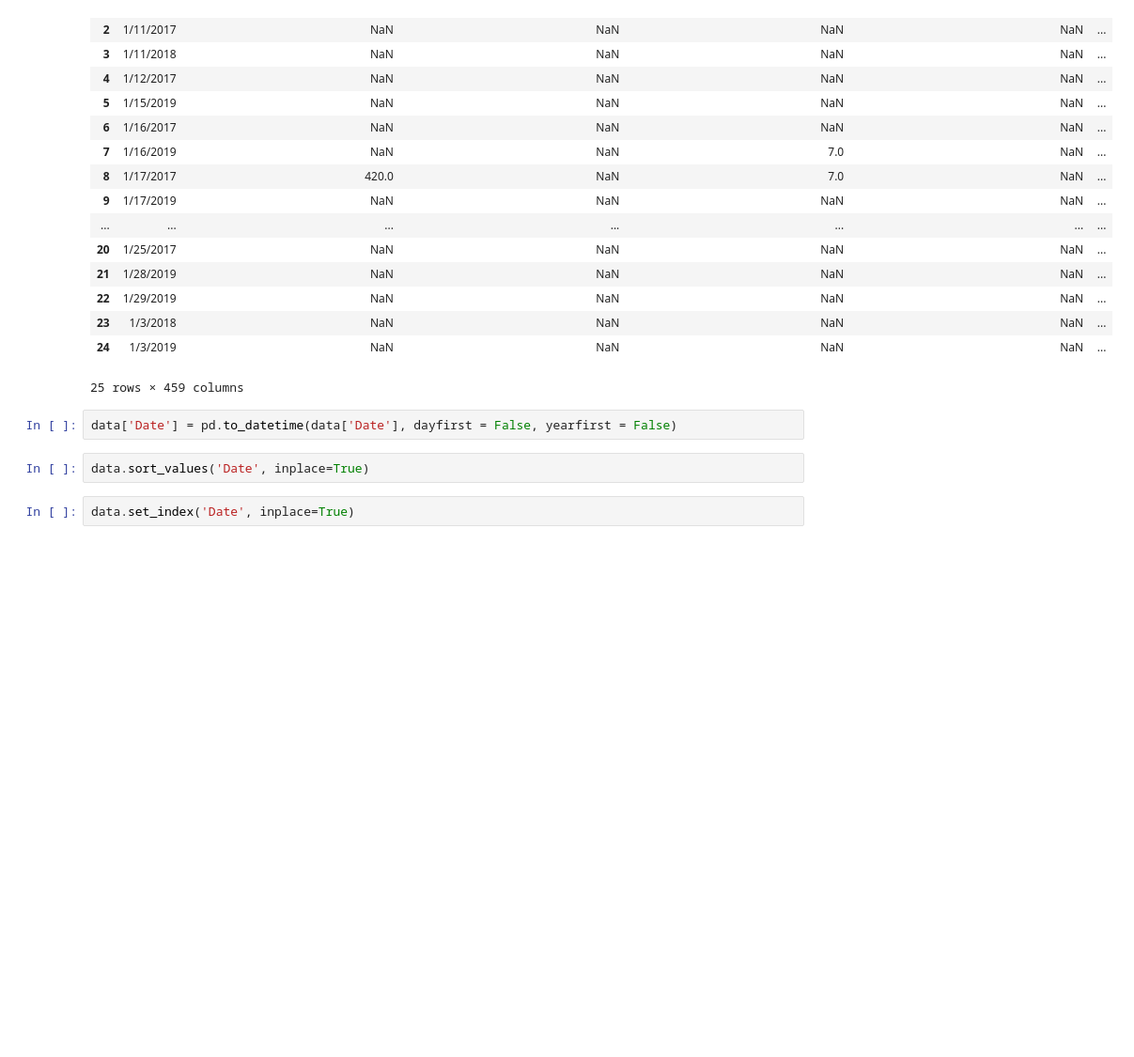
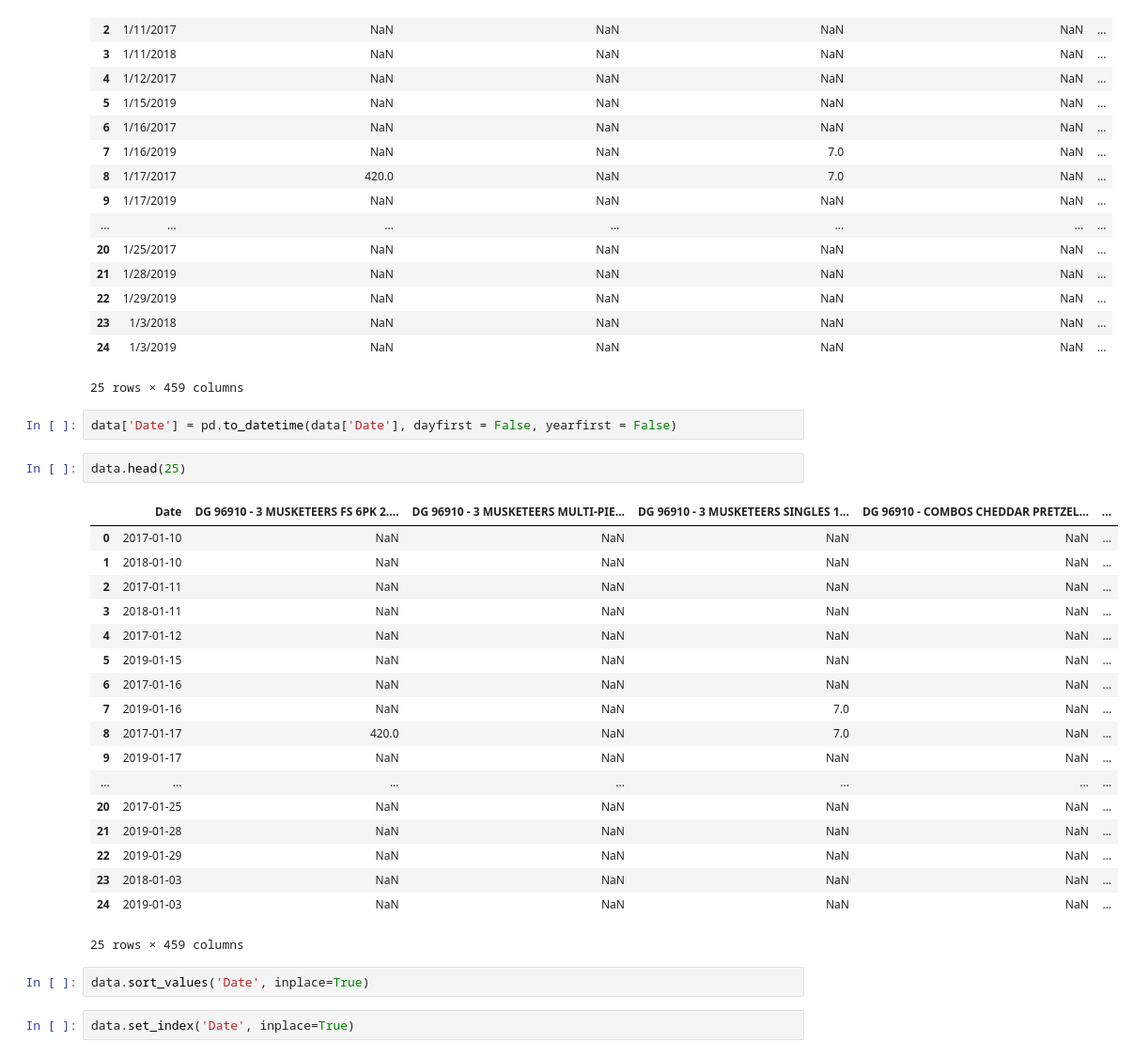
Before and after one commit to avchauzov/time_series_clustering, a Jupyter notebook: 1.dataReading.ipynb, the cells around one changed output. Shown: that part at 94% size. Cells and saved outputs as stored; diff of their text form; blank space fills up the shorter version.

```diff
--- a/1.dataReading.ipynb
+++ b/1.dataReading.ipynb
@@ -28,6 +28,27 @@ data.head(25)
 25 rows × 459 columns
 # %%
 data['Date'] = pd.to_datetime(data['Date'], dayfirst = False, yearfirst = False)
+# %%
+data.head(25)
+# %% [output]
+|  | Date | DG 96910 - 3 MUSKETEERS FS 6PK 2.... | DG 96910 - 3 MUSKETEERS MULTI-PIE... | DG 96910 - 3 MUSKETEERS SINGLES 1... | DG 96910 - COMBOS CHEDDAR PRETZEL... | ... |
+| 0 | 2017-01-10 | NaN | NaN | NaN | NaN | ... |
+| 1 | 2018-01-10 | NaN | NaN | NaN | NaN | ... |
+| 2 | 2017-01-11 | NaN | NaN | NaN | NaN | ... |
+| 3 | 2018-01-11 | NaN | NaN | NaN | NaN | ... |
+| 4 | 2017-01-12 | NaN | NaN | NaN | NaN | ... |
+| 5 | 2019-01-15 | NaN | NaN | NaN | NaN | ... |
+| 6 | 2017-01-16 | NaN | NaN | NaN | NaN | ... |
+| 7 | 2019-01-16 | NaN | NaN | 7.0 | NaN | ... |
+| 8 | 2017-01-17 | 420.0 | NaN | 7.0 | NaN | ... |
+| 9 | 2019-01-17 | NaN | NaN | NaN | NaN | ... |
+| ... | ... | ... | ... | ... | ... | ... |
+| 20 | 2017-01-25 | NaN | NaN | NaN | NaN | ... |
+| 21 | 2019-01-28 | NaN | NaN | NaN | NaN | ... |
+| 22 | 2019-01-29 | NaN | NaN | NaN | NaN | ... |
+| 23 | 2018-01-03 | NaN | NaN | NaN | NaN | ... |
+| 24 | 2019-01-03 | NaN | NaN | NaN | NaN | ... |
+25 rows × 459 columns
 # %%
 data.sort_values('Date', inplace=True)
 # %%
```
Also changed, not shown: parts of 1 cell of this notebook, 2 other files.
